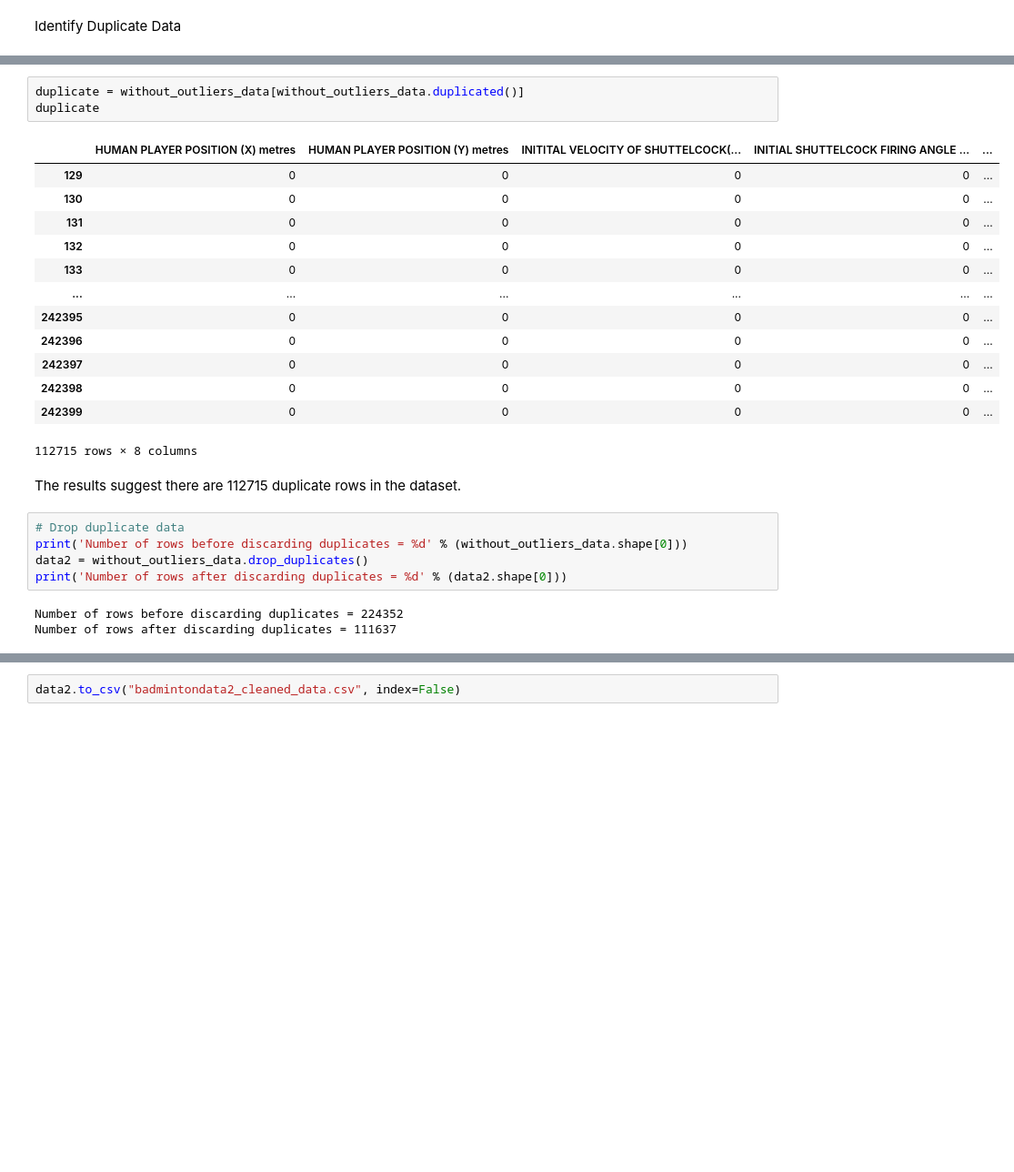
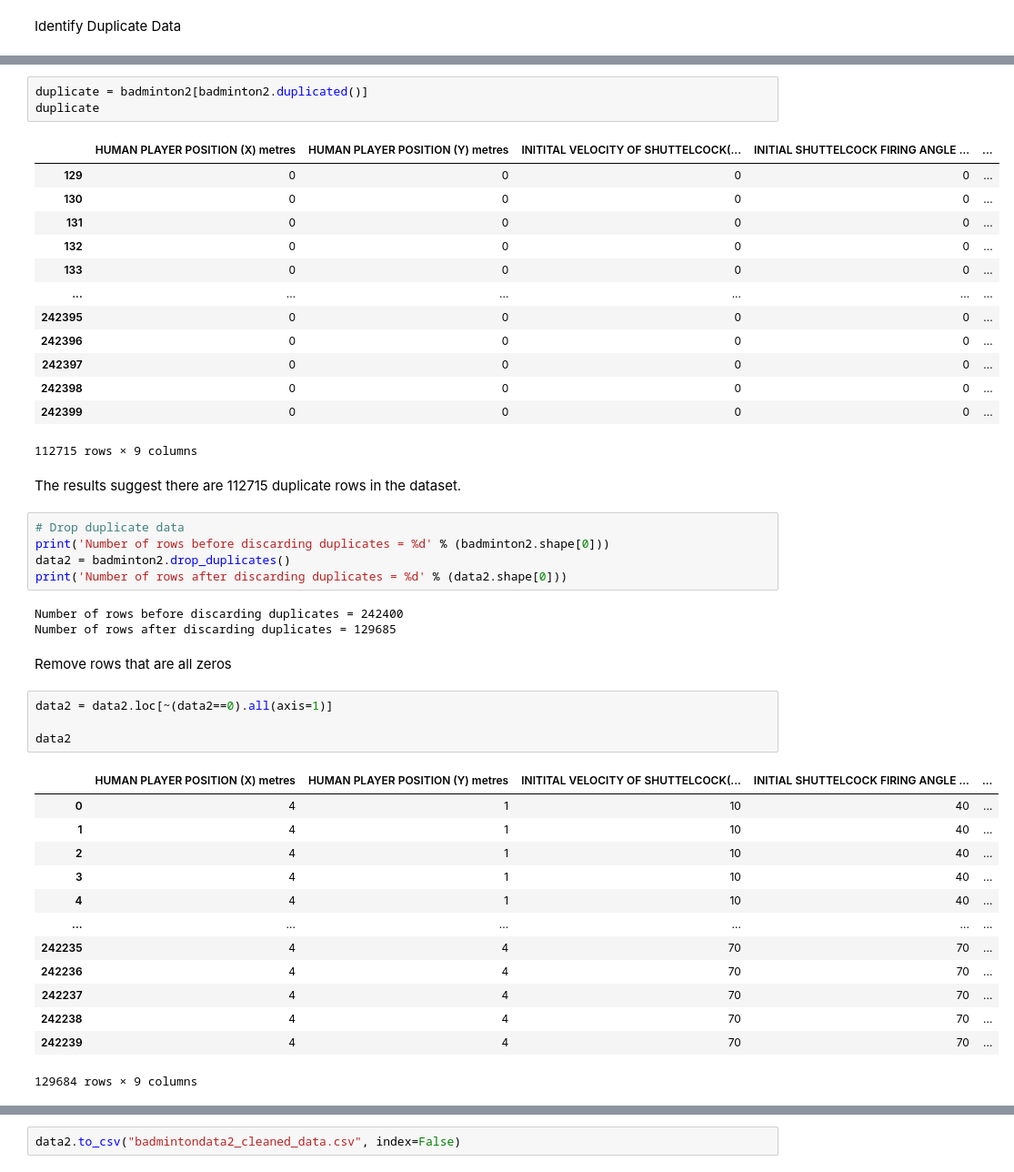
Before and after one commit to xunthongkkkkkk/DataAnalytics3005, a Jupyter notebook: badmintondata2_cleaning.ipynb, the cells around one changed output, grey strips where cells are left out. Shown at 91% size. Cells and saved outputs as stored; diff of their text form; blank space fills up the shorter version.

```diff
--- a/badmintondata2_cleaning.ipynb
+++ b/badmintondata2_cleaning.ipynb
@@ -118,5 +87,5 @@ Length: 224352, dtype: bool
 # %%
-duplicate = without_outliers_data[without_outliers_data.duplicated()]
+duplicate = badminton2[badminton2.duplicated()]
 duplicate
 # %% [output]
 |  | HUMAN PLAYER POSITION (X) metres | HUMAN PLAYER POSITION (Y) metres | INITITAL VELOCITY OF SHUTTELCOCK(... | INITIAL SHUTTELCOCK FIRING ANGLE ... | ... |
@@ -131,15 +100,35 @@ duplicate
 | 242397 | 0 | 0 | 0 | 0 | ... |
 | 242398 | 0 | 0 | 0 | 0 | ... |
 | 242399 | 0 | 0 | 0 | 0 | ... |
-112715 rows × 8 columns
+112715 rows × 9 columns
 # %% [markdown]
 The results suggest there are 112715 duplicate rows in the dataset.
 # %%
 # Drop duplicate data
-print('Number of rows before discarding duplicates = %d' % (without_outliers_data.shape[0]))
-data2 = without_outliers_data.drop_duplicates()
+print('Number of rows before discarding duplicates = %d' % (badminton2.shape[0]))
+data2 = badminton2.drop_duplicates()
 print('Number of rows after discarding duplicates = %d' % (data2.shape[0]))
 # %% [output]
-Number of rows before discarding duplicates = 224352
-Number of rows after discarding duplicates = 111637
+Number of rows before discarding duplicates = 242400
+Number of rows after discarding duplicates = 129685
+# %% [markdown]
+Remove rows that are all zeros
+# %%
+data2 = data2.loc[~(data2==0).all(axis=1)]
+
+data2
+# %% [output]
+|  | HUMAN PLAYER POSITION (X) metres | HUMAN PLAYER POSITION (Y) metres | INITITAL VELOCITY OF SHUTTELCOCK(... | INITIAL SHUTTELCOCK FIRING ANGLE ... | ... |
+| 0 | 4 | 1 | 10 | 40 | ... |
+| 1 | 4 | 1 | 10 | 40 | ... |
+| 2 | 4 | 1 | 10 | 40 | ... |
+| 3 | 4 | 1 | 10 | 40 | ... |
+| 4 | 4 | 1 | 10 | 40 | ... |
+| ... | ... | ... | ... | ... | ... |
+| 242235 | 4 | 4 | 70 | 70 | ... |
+| 242236 | 4 | 4 | 70 | 70 | ... |
+| 242237 | 4 | 4 | 70 | 70 | ... |
+| 242238 | 4 | 4 | 70 | 70 | ... |
+| 242239 | 4 | 4 | 70 | 70 | ... |
+129684 rows × 9 columns
 # %% [markdown]
```
Also changed, not shown: parts of 15 cells of this notebook, 2 other files.
